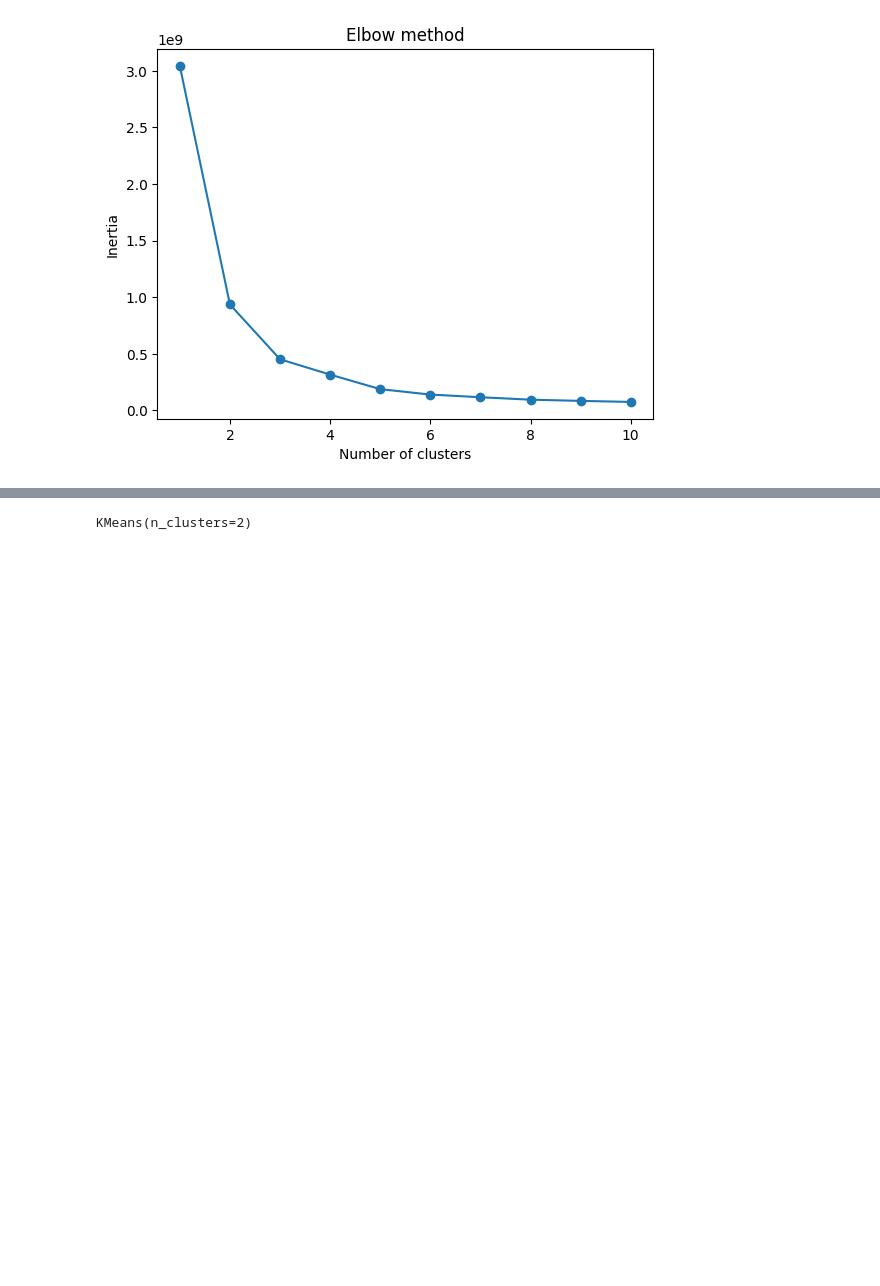
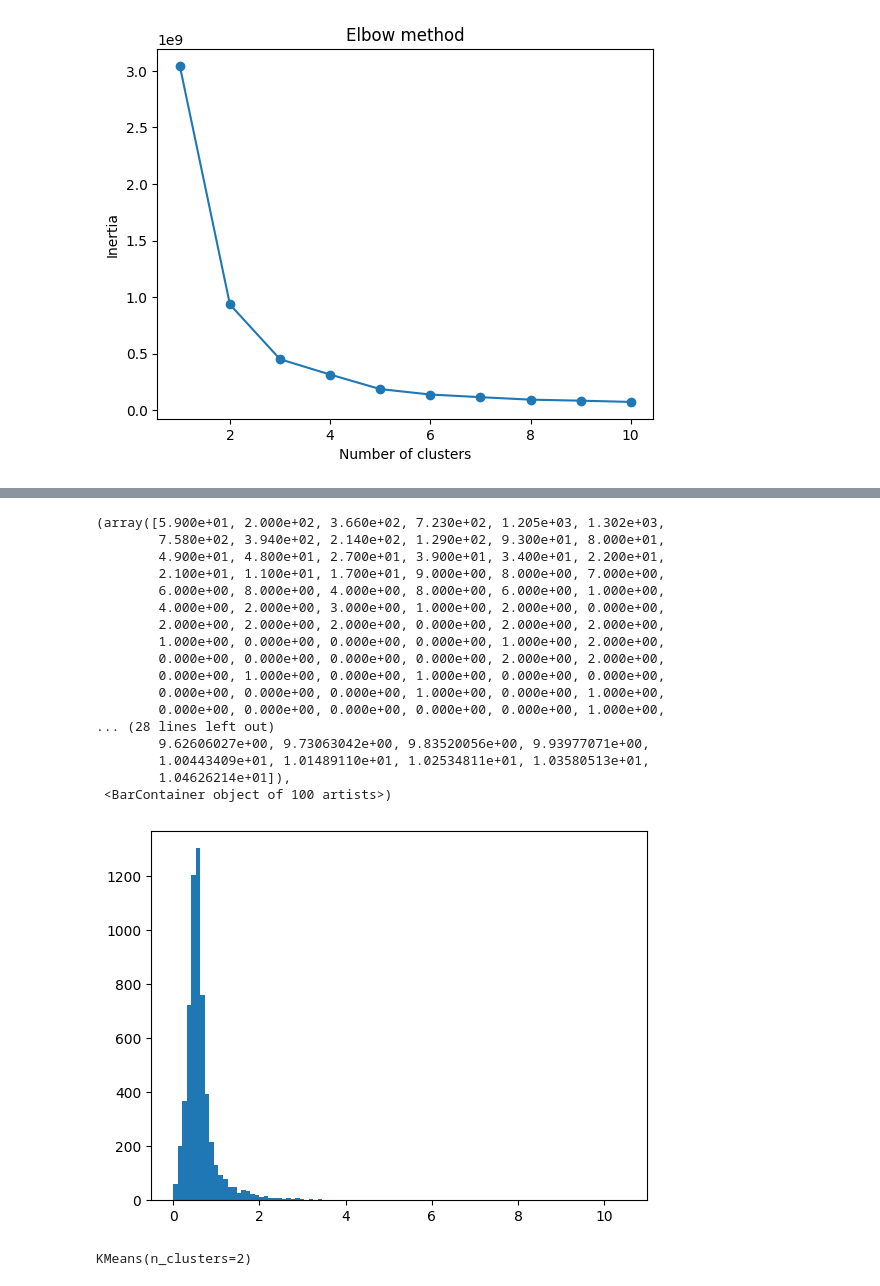
Before and after one commit to PhillRob/point-cloud-volume, a Jupyter notebook: area-volume-model.ipynb, the cells around one changed output, grey strips where cells are left out. Saved outputs shown, nothing was run; the diff lists cells and outputs as text; code cells hidden in the pictures; blank space fills up the shorter version.

```diff
--- a/area-volume-model.ipynb
+++ b/area-volume-model.ipynb
@@ -166,3 +152,24 @@ plt.show()
+# %%
+plt.hist(final['ratio'], 100)
+# %% [output]
+(array([5.900e+01, 2.000e+02, 3.660e+02, 7.230e+02, 1.205e+03, 1.302e+03,
+        7.580e+02, 3.940e+02, 2.140e+02, 1.290e+02, 9.300e+01, 8.000e+01,
+        4.900e+01, 4.800e+01, 2.700e+01, 3.900e+01, 3.400e+01, 2.200e+01,
+        2.100e+01, 1.100e+01, 1.700e+01, 9.000e+00, 8.000e+00, 7.000e+00,
+        6.000e+00, 8.000e+00, 4.000e+00, 8.000e+00, 6.000e+00, 1.000e+00,
+        4.000e+00, 2.000e+00, 3.000e+00, 1.000e+00, 2.000e+00, 0.000e+00,
+        2.000e+00, 2.000e+00, 2.000e+00, 0.000e+00, 2.000e+00, 2.000e+00,
+        1.000e+00, 0.000e+00, 0.000e+00, 0.000e+00, 1.000e+00, 2.000e+00,
+        0.000e+00, 0.000e+00, 0.000e+00, 0.000e+00, 2.000e+00, 2.000e+00,
+        0.000e+00, 1.000e+00, 0.000e+00, 1.000e+00, 0.000e+00, 0.000e+00,
+        0.000e+00, 0.000e+00, 0.000e+00, 1.000e+00, 0.000e+00, 1.000e+00,
+        0.000e+00, 0.000e+00, 0.000e+00, 0.000e+00, 0.000e+00, 1.000e+00,
+... (28 lines left out)
+        9.62606027e+00, 9.73063042e+00, 9.83520056e+00, 9.93977071e+00,
+        1.00443409e+01, 1.01489110e+01, 1.02534811e+01, 1.03580513e+01,
+        1.04626214e+01]),
+ <BarContainer object of 100 artists>)
+[figure, added]
 # %%
 print(kmeans)
 
```
Also changed, not shown: parts of 35 cells of this notebook, 1 other file.
